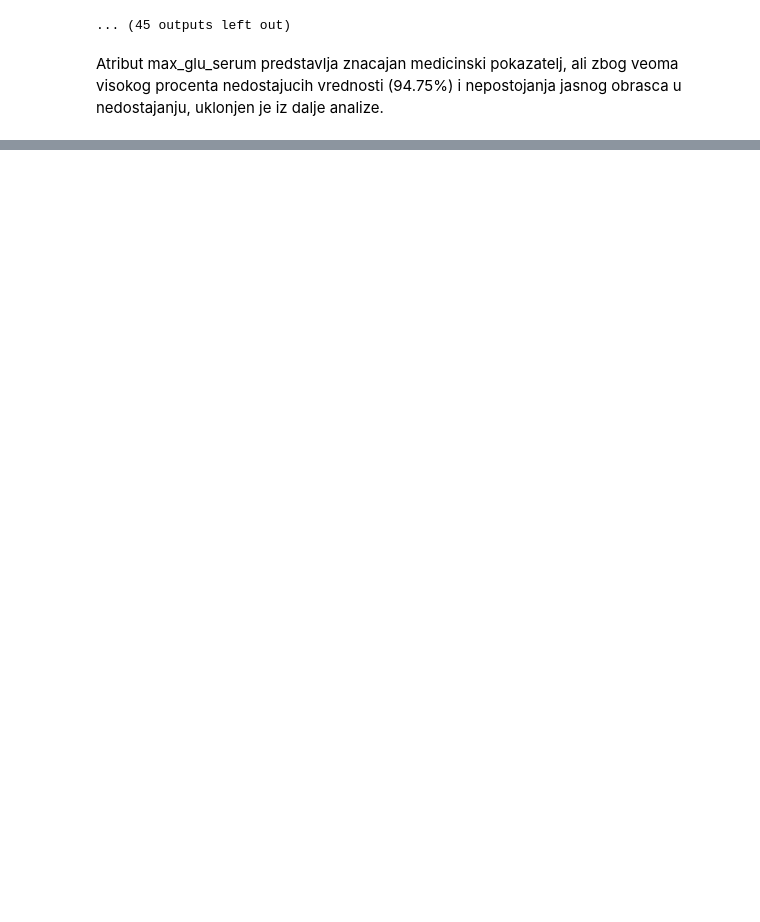
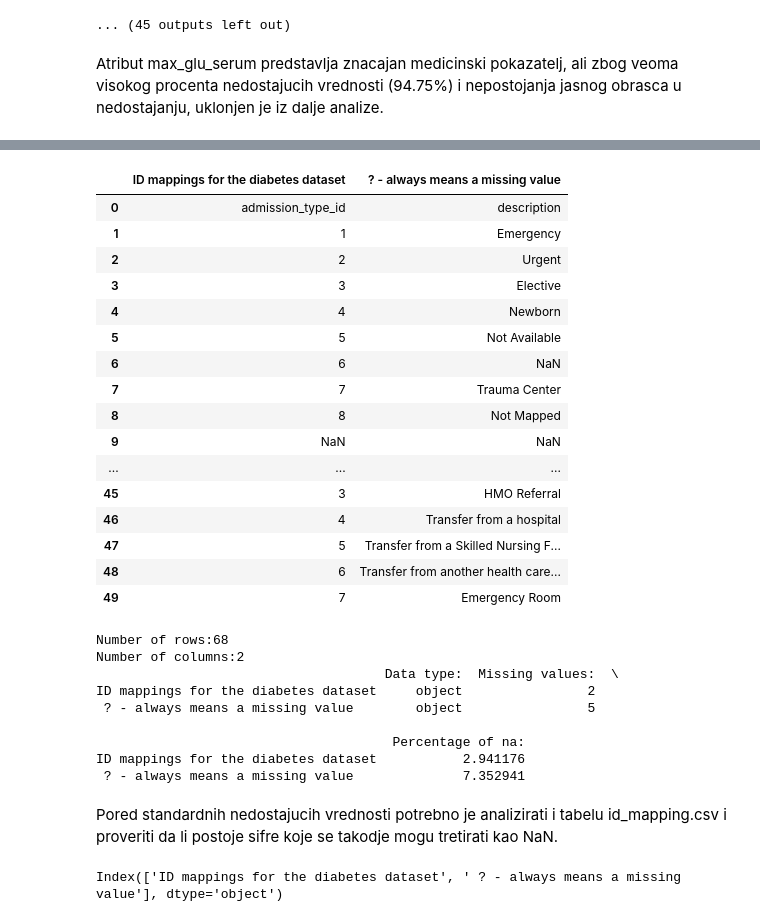
Before and after one commit to anastasija010802/ML_project, a Jupyter notebook: notebooks/exploratory_data_analysis.ipynb, the cells around one changed output, grey strips where cells are left out. Drawn from its saved outputs; the diff is of its cells as text; code cells hidden in the pictures; blank space fills up the shorter version.

```diff
--- a/notebooks/exploratory_data_analysis.ipynb
+++ b/notebooks/exploratory_data_analysis.ipynb
@@ -191,0 +230,37 @@ data = data.drop(["max_glu_serum","has_max_glu_serum"], axis= 1)
+# %%
+data_id_mapping = pd.read_csv("../datasets/id_mapping.csv")
+# %%
+data_overview(data_id_mapping)
+# %% [output]
+|  | ID mappings for the diabetes dataset | ? - always means a missing value |
+| 0 | admission_type_id | description |
+| 1 | 1 | Emergency |
+| 2 | 2 | Urgent |
+| 3 | 3 | Elective |
+| 4 | 4 | Newborn |
+| 5 | 5 | Not Available |
+| 6 | 6 | NaN |
+| 7 | 7 | Trauma Center |
+| 8 | 8 | Not Mapped |
+| 9 | NaN | NaN |
+| ... | ... | ... |
+| 45 | 3 | HMO Referral |
+| 46 | 4 | Transfer from a hospital |
+| 47 | 5 | Transfer from a Skilled Nursing F... |
+| 48 | 6 | Transfer from another health care... |
+| 49 | 7 | Emergency Room |
+Number of rows:68
+Number of columns:2
+                                     Data type:  Missing values:  \
+ID mappings for the diabetes dataset     object                2
+ ? - always means a missing value        object                5
+
+                                      Percentage of na:
+ID mappings for the diabetes dataset           2.941176
+ ? - always means a missing value              7.352941
+# %% [markdown]
+Pored standardnih nedostajucih vrednosti potrebno je analizirati i tabelu id_mapping.csv i proveriti da li postoje sifre koje se takodje mogu tretirati kao NaN.
+# %%
+data_id_mapping.columns
+# %% [output]
+Index(['ID mappings for the diabetes dataset', ' ? - always means a missing value'], dtype='object')
```
Also changed, not shown: parts of 27 cells of this notebook.
